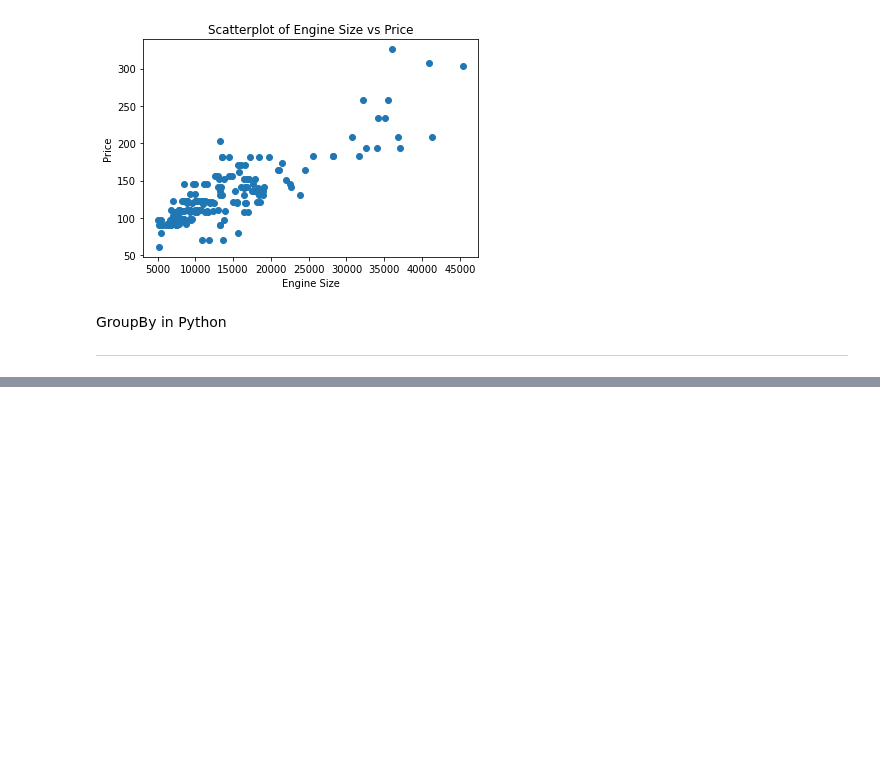
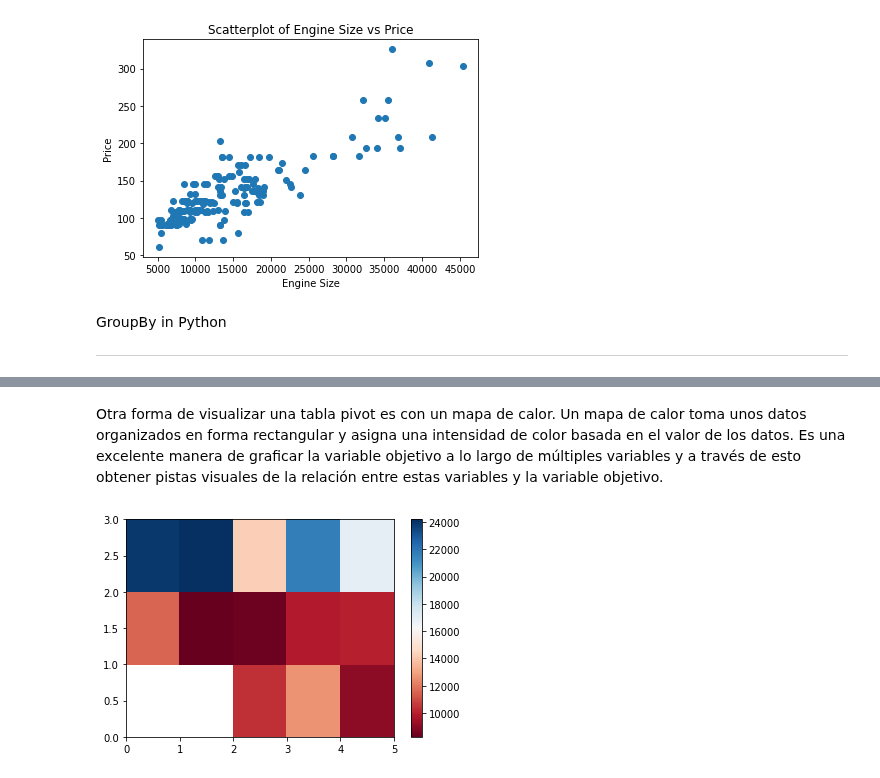
Before and after one commit to PosgradoMNA/actividades-de-aprendizaje-murasakiw, a Jupyter notebook: Semana6_Data_Analysis_with_Python.ipynb, the cells around one changed output, grey strips where cells are left out. Saved outputs shown, nothing was run; the diff lists cells and outputs as text; code cells hidden in the pictures; blank space fills up the shorter version.

```diff
--- a/Semana6_Data_Analysis_with_Python.ipynb
+++ b/Semana6_Data_Analysis_with_Python.ipynb
@@ -150,0 +154,4 @@ ___
+# %%
+df_test = df[['drive_wheels', 'body_style', 'price']]
+df_grp = df_test.groupby(['drive_wheels', 'body_style'], as_index=False).mean()
+df_grp
@@ -150,0 +175,3 @@ ___
+# %%
+df_pivot = df_grp.pivot(index='drive_wheels', columns='body_style')
+df_pivot
@@ -150,0 +185,9 @@ ___
+# %% [markdown]
+Otra forma de visualizar una tabla pivot es con un mapa de calor. Un mapa de calor toma unos datos organizados en forma rectangular y asigna una intensidad de color basada en el valor de los datos.
+Es una excelente manera de graficar la variable objetivo a lo largo de múltiples variables y a través de esto obtener pistas visuales de la relación entre estas variables y la variable objetivo.
+# %%
+plt.pcolor(df_pivot, cmap='RdBu')
+plt.colorbar()
+plt.show()
+# %% [output]
+[figure, added]
```
Also changed, not shown: parts of 4 cells of this notebook.
